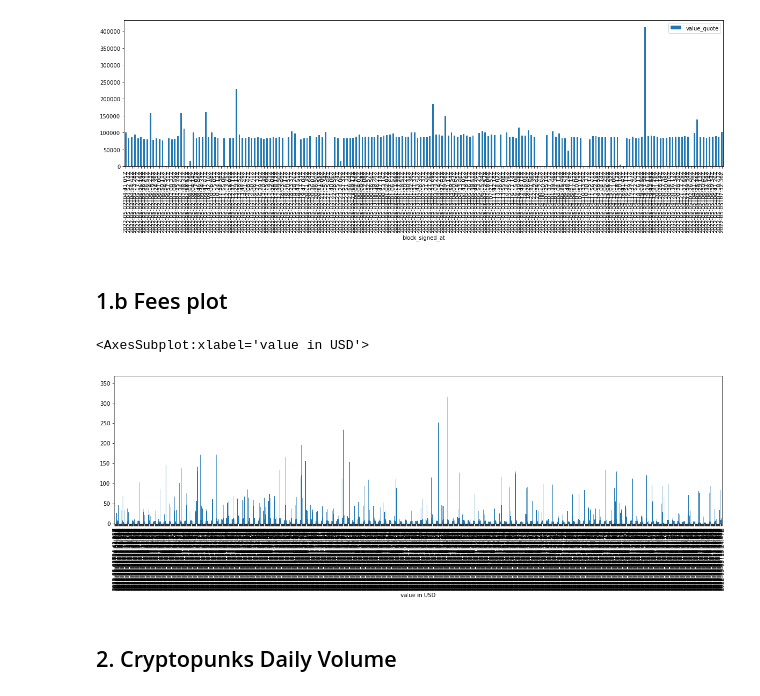
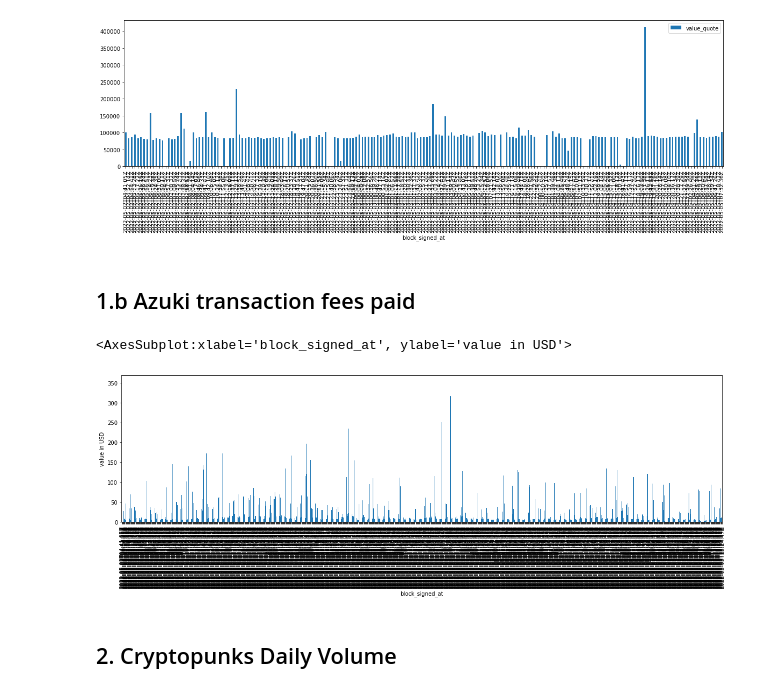
Before and after one commit to mmsaki/nft-trading-analysis, a Jupyter notebook: azuki_analysis.ipynb, the cells around one changed output. Saved outputs shown, nothing was run; the diff lists cells and outputs as text; code cells hidden in the pictures.

```diff
--- a/azuki_analysis.ipynb
+++ b/azuki_analysis.ipynb
@@ -162,15 +162,15 @@ azuki_sales.plot.bar(rot = 90, figsize = (20,5))
 <AxesSubplot:xlabel='block_signed_at'>
 [figure]
 # %% [markdown]
-## 1.b Fees plot
+## 1.b Azuki transaction fees paid
 # %%
 # Filter Through data for non null transactions
 azuki_fees = azuki_sales_df['fees_paid'].astype(int)/10**18*eth_value
 
-azuki_fees.plot.bar(rot = 90, figsize = (20,5), xlabel = 'value in USD')
+azuki_fees.plot.bar(rot = 90, figsize = (20,5), ylabel = 'value in USD')
 # %% [output]
-<AxesSubplot:xlabel='value in USD'>
+<AxesSubplot:xlabel='block_signed_at', ylabel='value in USD'>
-[figure, old version]
+[figure, new version]
 # %% [markdown]
 ## 2. Cryptopunks Daily Volume
 # %%
```
Also changed, not shown: parts of 10 cells of this notebook.
